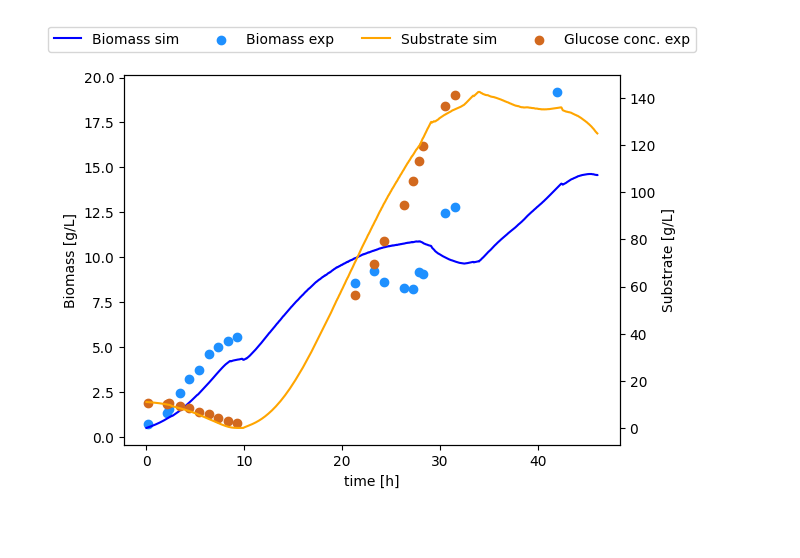
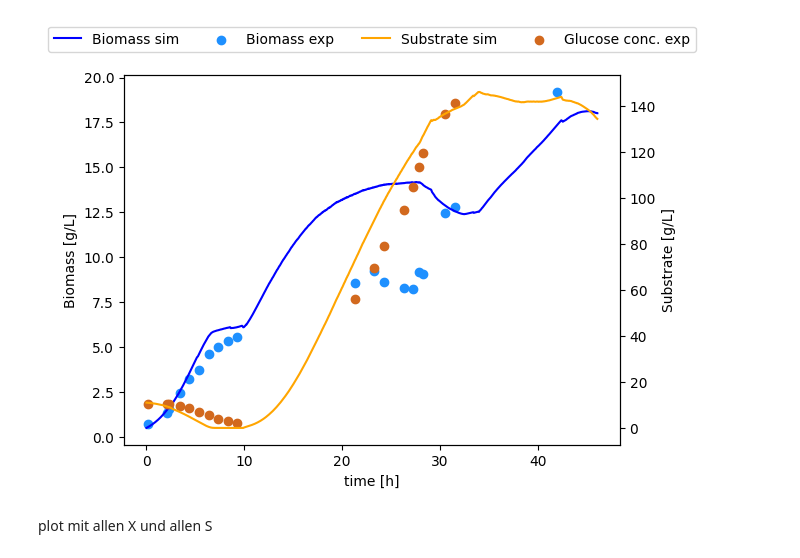
Before and after one commit to boripf/hybrid-model-corynebacterium, a Jupyter notebook: E_data_generation.ipynb, the cells around one changed output. Saved outputs shown, nothing was run; the diff lists cells and outputs as text; code cells hidden in the pictures; blank space fills up the shorter version.

```diff
--- a/E_data_generation.ipynb
+++ b/E_data_generation.ipynb
@@ -68,7 +70,9 @@ df_batches.to_csv('data/generated data/df_gen.csv')
 df_gen = pd.read_csv('data/generated data/df_gen_0407.csv')
 df_gen['batch_id'] = df_gen['batch_id'].astype(str).str.zfill(3)
 # %%
-df_one = df_gen[df_gen['batch_id'] == '436']
+df_one = df_gen[df_gen['batch_id'] == '128']
 show_plot(df_one)
 # %% [output]
-[figure, old version]
+[figure, new version]
+# %% [markdown]
+plot mit allen X und allen S
```
Also changed, not shown: parts of 3 cells of this notebook, 2 other files.
